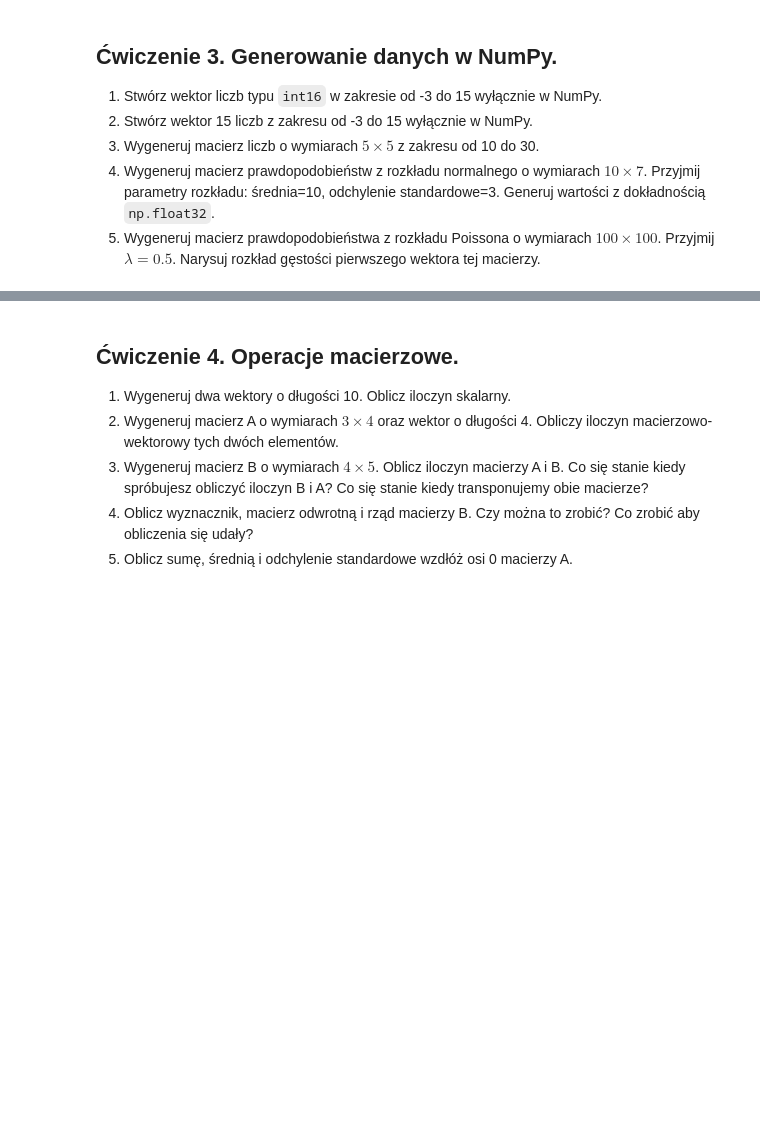
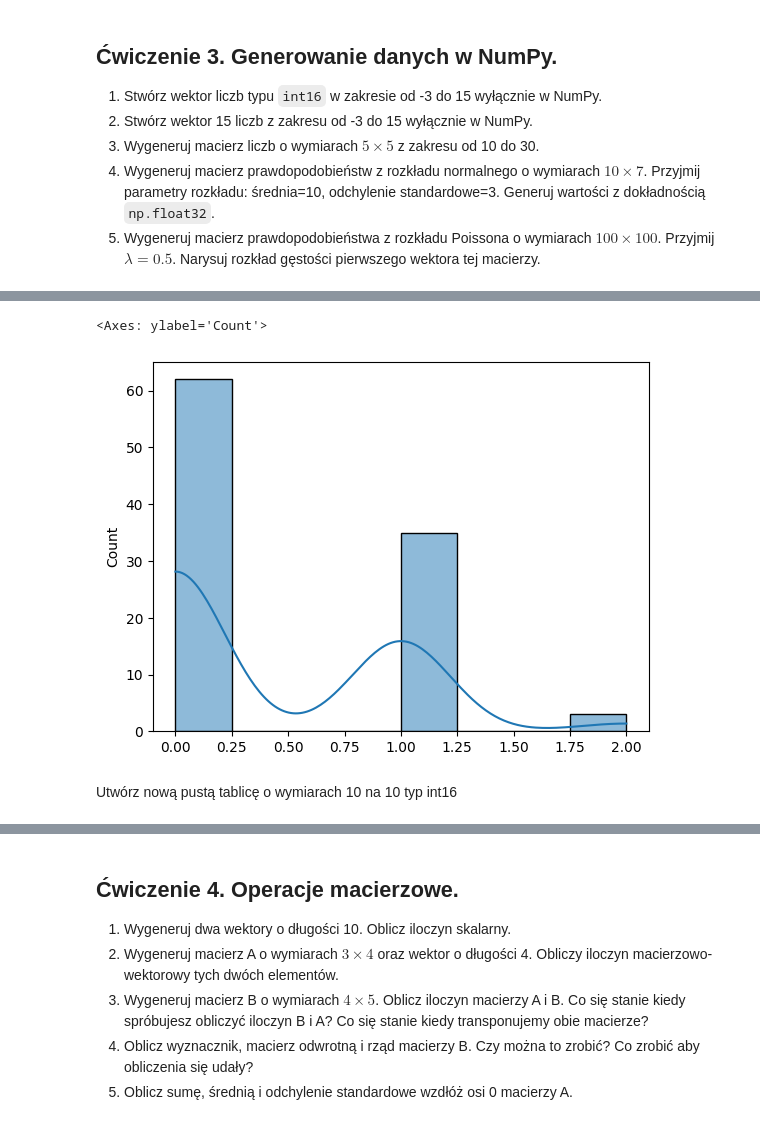
Before and after one commit to ligusoliwia/podstawy_programowania, a Jupyter notebook: SEM2/moduły_python/cwiczenia/cwiczenia_10.ipynb, the cells around one changed output, grey strips where cells are left out. Drawn from its saved outputs; the diff is of its cells as text; code cells hidden in the pictures; blank space fills up the shorter version.

```diff
--- a/SEM2/moduły_python/cwiczenia/cwiczenia_10.ipynb
+++ b/SEM2/moduły_python/cwiczenia/cwiczenia_10.ipynb
@@ -29,0 +190,9 @@ Zaimportuj moduł NumPy i przypisz mu nazwę *np*.
+# %%
+poisson = np.random.poisson(0.5,(100,100))
+sns.histplot(poisson[0],kde=True)
+#zapamiętać ten rozkład rada X
+# %% [output]
+<Axes: ylabel='Count'>
+[figure, added]
+# %% [markdown]
+Utwórz nową pustą tablicę  o wymiarach 10 na 10 typ int16
```
Also changed, not shown: parts of 48 cells of this notebook, 2 other files.
